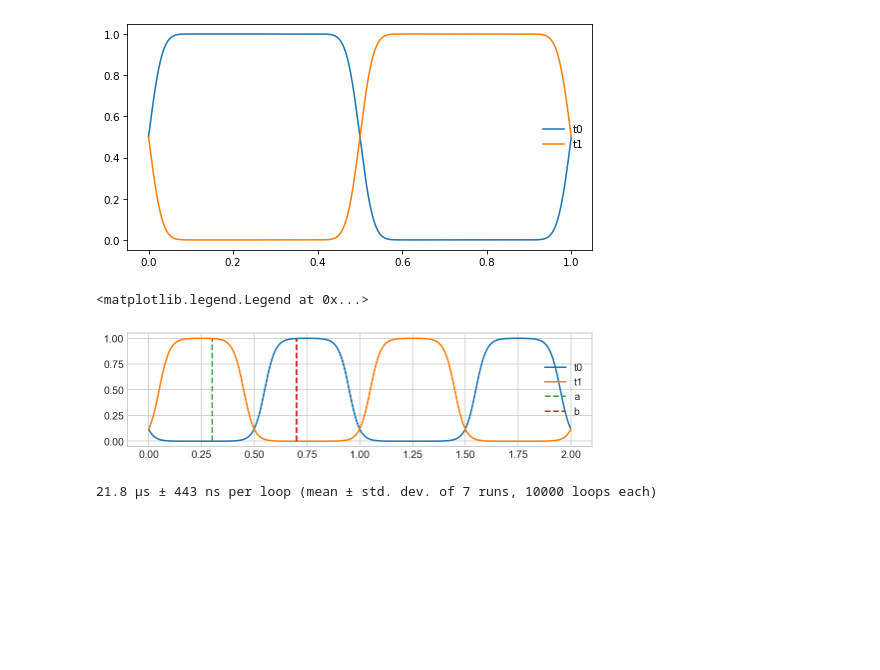
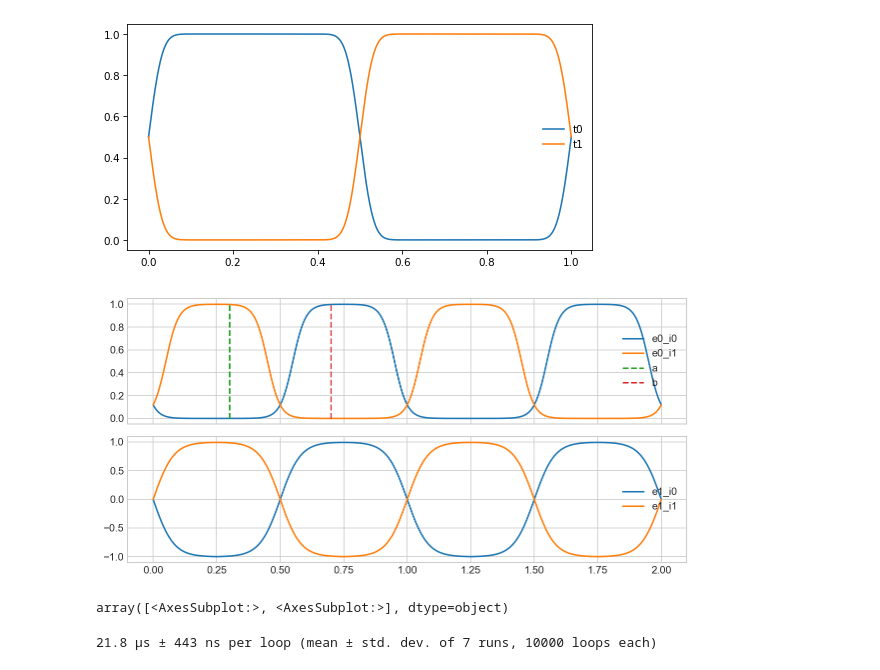
Before and after one commit to boxiXia/FlexipodFast, a Jupyter notebook: src/py_src/learn_gaits.ipynb, the cells around one changed output. Drawn from its saved outputs; the diff is of its cells as text; code cells hidden in the pictures; blank space fills up the shorter version.

```diff
--- a/src/py_src/learn_gaits.ipynb
+++ b/src/py_src/learn_gaits.ipynb
@@ -145,9 +145,11 @@ def phaseIndicator(t,t0,a,b,s):
     ("s", numba.float32),
     ("t0", numba.float32),
     ("t1", numba.float32),
+    ("ys", numba.float32),
+    ("y0", numba.float32),
 ])
 class phaseIndicatorPair:
-    def __init__(self,a,b,s,t0,t1):
+    def __init__(self,a,b,s,t0,t1, ys = 1.,y0 = 0.):
         """ create a parir of phase indicator
         Args:
             a # separation point for increasing from 0 -> 1
@@ -155,6 +157,9 @@ class phaseIndicatorPair:
             s # sigma, shared variance
             t0 # normlaized phase offset [0-1] for the 1st value in the pair
             t1 # normlaized phase offset [0-1] for the 2nd value in the pair
+            ys # vertical scale
+            y0 # vertical offset
+            return 2 of phaseIndicator*ys +y0
         """
 
         self.a = a # separation point for increasing from 0 -> 1
@@ -162,35 +167,67 @@ class phaseIndicatorPair:
         self.s = s # variance
         self.t0 = t0 # normlaized phase offset [0-1] for the 1st value in the pair
         self.t1 = t1 # normlaized phase offset [0-1] for the 2nd value in the pair
+        self.ys = ys # vertical offset
+        self.y0 = y0 # vertical scale
     def get(self,t):
         """ return a pair of phase indicator values give noramlized time t"""
-        return phaseIndicator(t,self.t0,self.a,self.b,self.s),phaseIndicator(t,self.t1,self.a,self.b,self.s)
+        return phaseIndicator(t,self.t0,self.a,self.b,self.s)*self.ys+self.y0,\
+                phaseIndicator(t,self.t1,self.a,self.b,self.s)*self.ys+self.y0,
 # %%
-t = np.linspace(0,2,1000)
+t = np.linspace(0, 2, 1000)
 a = 0.3
 b = 0.7
 s = 0.05
 
 t0 = 0.25
 t1 = 0.75
+y0 = 0
+
+
+# a = 0.25
+# b = 0.75
+# s = 0.1
+
+# t0 = 0.25
+# t1 = 0.75
+# y0 = -0.
+
 
 # e_i0 = phaseIndicator(t,t0,a,b,s)
 # e_i1 = phaseIndicator(t,t1,a,b,s)
 
-phase_indicator_pair = phaseIndicatorPair(a,b,s,t0,t1)
-# t = np.linspace(0,2,1000)
 
-e_i0,e_i1 = phase_indicator_pair.get(t)
 
-fig, ax= plt.subplots(1,1 ,figsize=(8,2),dpi=75)
-ax.plot(t,e_i0,label="t0")
-ax.plot(t,e_i1,label="t1")
-ax.plot([a,a],[0,1],'--',label='a')
-ax.plot([b,b],[0,1],'--',label='b')
-plt.legend(loc='best', frameon=False)
+
+phase_indicator_pair_0 = phaseIndicatorPair(a=0.3, b=0.7, s=0.05, t0=0.25, t1=0.75, ys = 1., y0=0.)
+
+phase_indicator_pair_1 = phaseIndicatorPair(a=0.25, b=0.75, s=0.08, t0=0.25, t1=0.75, ys = 2., y0=-1.)
+
+
+e0_i0, e0_i1 = phase_indicator_pair_0.get(t)
+
+e1_i0, e1_i1 = phase_indicator_pair_1.get(t)
+
+
+fig, ax = plt.subplots(2, 1, figsize=(8, 4), dpi=75,sharex=True)
+ax[0].plot(t, e0_i0, label="e0_i0")
+ax[0].plot(t, e0_i1, label="e0_i1")
+ax[1].plot(t, e1_i0, label="e1_i0")
+ax[1].plot(t, e1_i1, label="e1_i1")
+
+ax[0].plot([a, a], [0, 1], '--', label='a')
+ax[0].plot([b, b], [0, 1], '--', label='b')
+
+ax[0].legend(loc='best', frameon=False)
+ax[1].legend(loc='best', frameon=False)
+
+plt.tight_layout()
 # %% [output]
-<matplotlib.legend.Legend at 0x...>
-[figure, old version]
+[figure, new version]
+# %%
+ax
+# %% [output]
+array([<AxesSubplot:>, <AxesSubplot:>], dtype=object)
 # %%
 %timeit e_i = phaseIndicator(t,t0,a,b,sigma)
 # %% [output]
```
Also changed, not shown: parts of 39 cells of this notebook, 6 other files.
